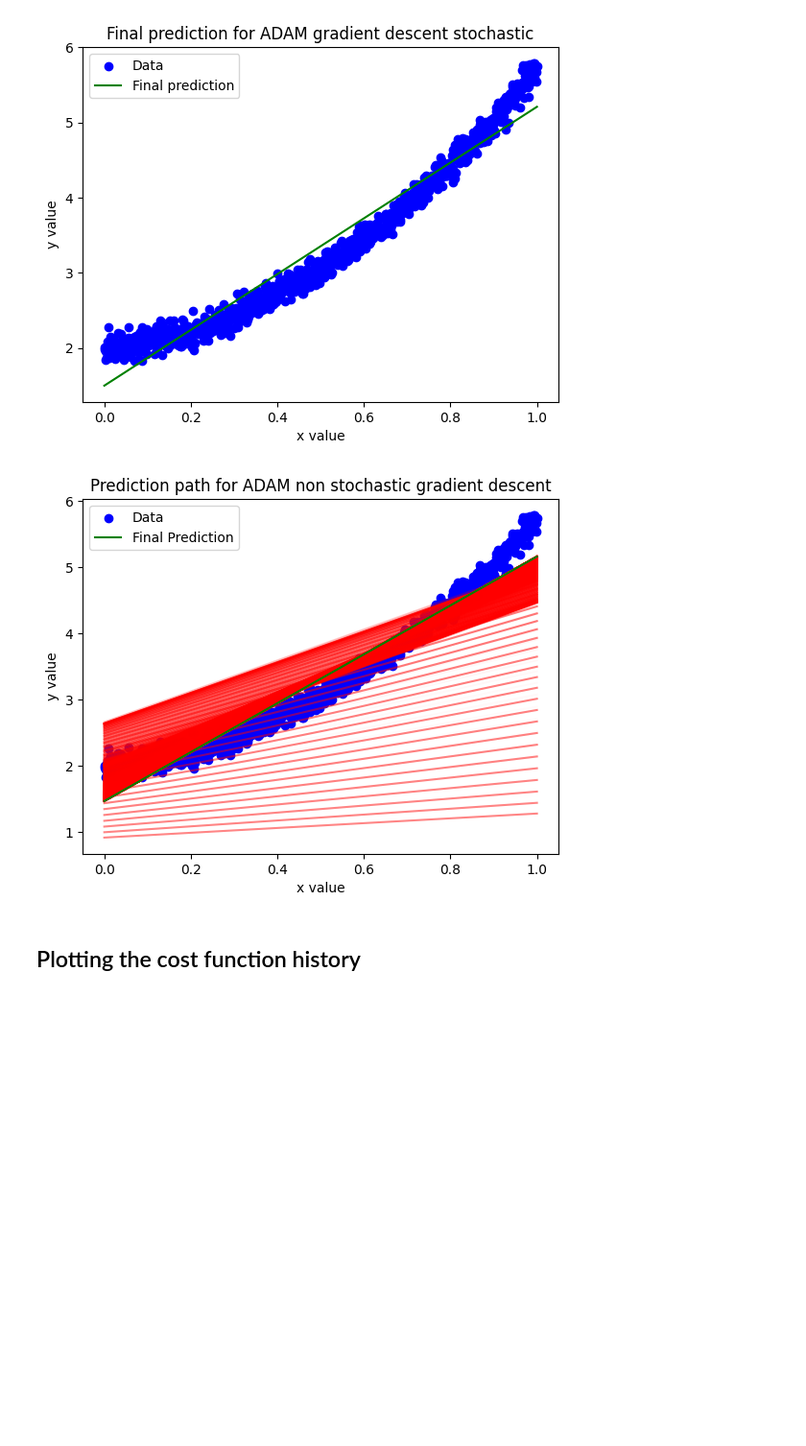
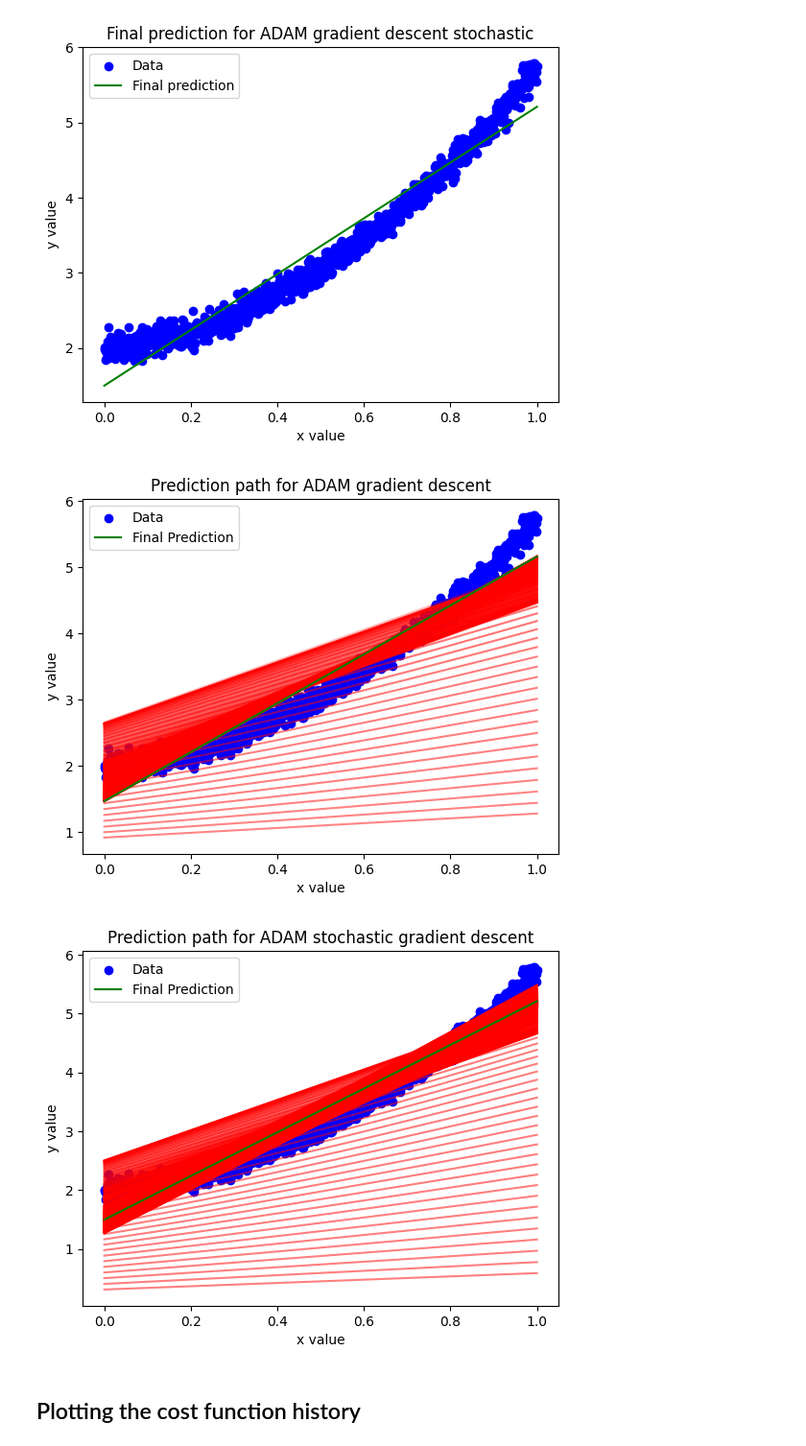
Before and after one commit to Johannesfjeldsaa/FYS-STK4155_Projects, a Jupyter notebook: Project 2/Test and plot GD.ipynb, the cells around one changed output. Shown at 96% size. Cells and saved outputs as stored; diff of their text form; code cells hidden in the pictures; blank space fills up the shorter version.

Commit message:
done gradient analysis for now.

```diff
--- a/Project 2/Test and plot GD.ipynb
+++ b/Project 2/Test and plot GD.ipynb
@@ -36,11 +36,12 @@ true_beta = [2, 0.5, 3.2]
 n = 1000
 
 x = jnp.linspace(0, 1, n)
-y = jnp.sum(jnp.asarray([x ** p * b for p, b in enumerate(true_beta)]),
+y = jnp.sum(jnp.asarray([(x ** p) * b for p, b in enumerate(true_beta)]),
                 axis=0) + 0.1 * np.random.normal(size=len(x))
 
 # Making a design matrix to use for linear regression part
 degree = 1
+
 X = make_design_matrix(x, degree)
 # %% [markdown]
 ## Run Gradient Descent
@@ -129,12 +130,13 @@ plotter.plot_regression(x, y, y_preds_adam_stoc, 'Final prediction for ADAM grad
 [figure]
 [figure]
 # %%
-plotter.plot_regression(x, y, y_preds_adam_plain, 'Prediction path for ADAM non stochastic gradient descent',
+plotter.plot_regression(x, y, y_preds_adam_plain, 'Prediction path for ADAM gradient descent',
                         show_history=True)
 plotter.plot_regression(x, y, y_preds_adam_stoc, 'Prediction path for ADAM stochastic gradient descent',
                         show_history=True)
 # %% [output]
-[figure, old version]
+[figure, new version]
+[figure, added]
 # %% [markdown]
 ## Plotting the cost function history
 # %%
```
Also changed, not shown: parts of 2 cells of this notebook, 13 other files.
